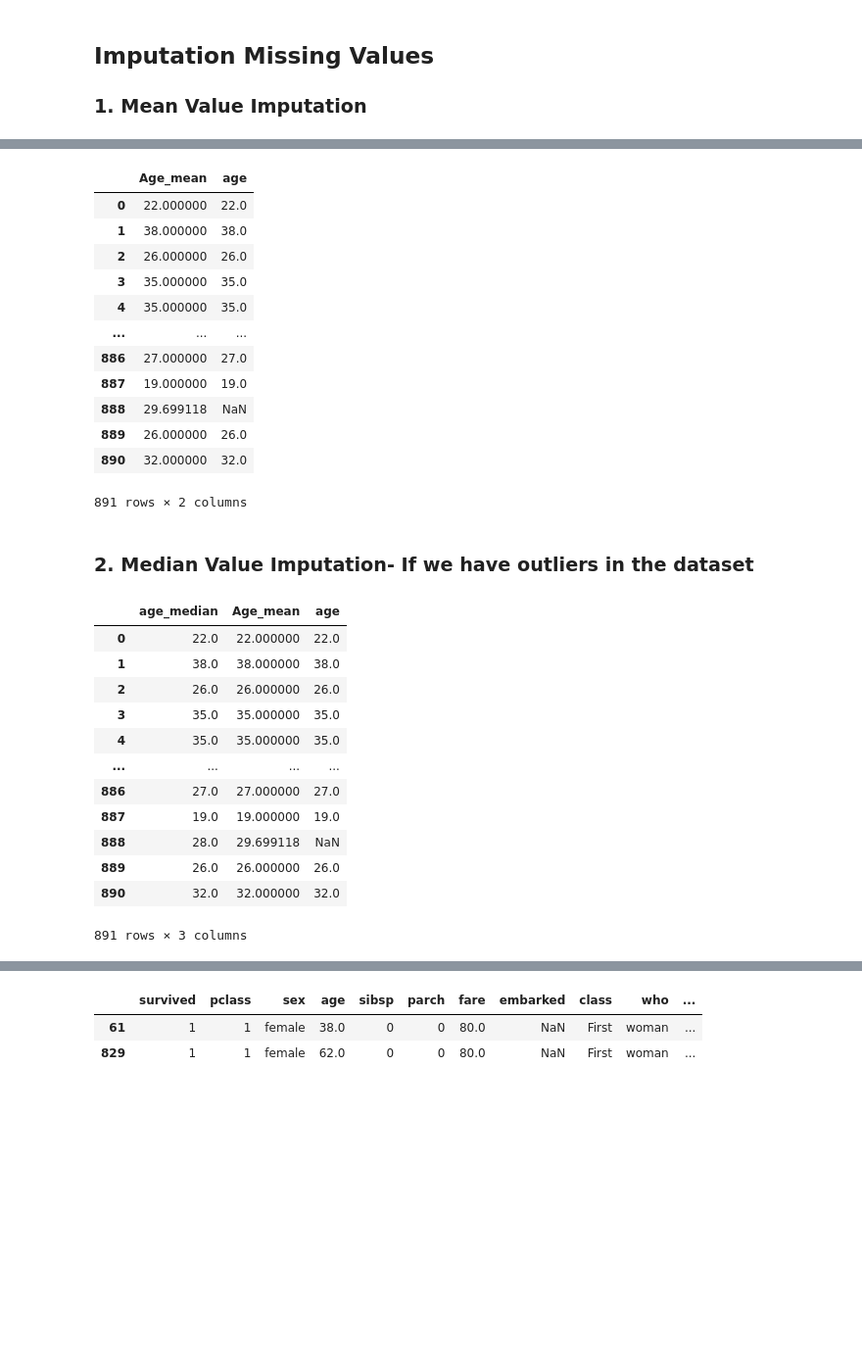
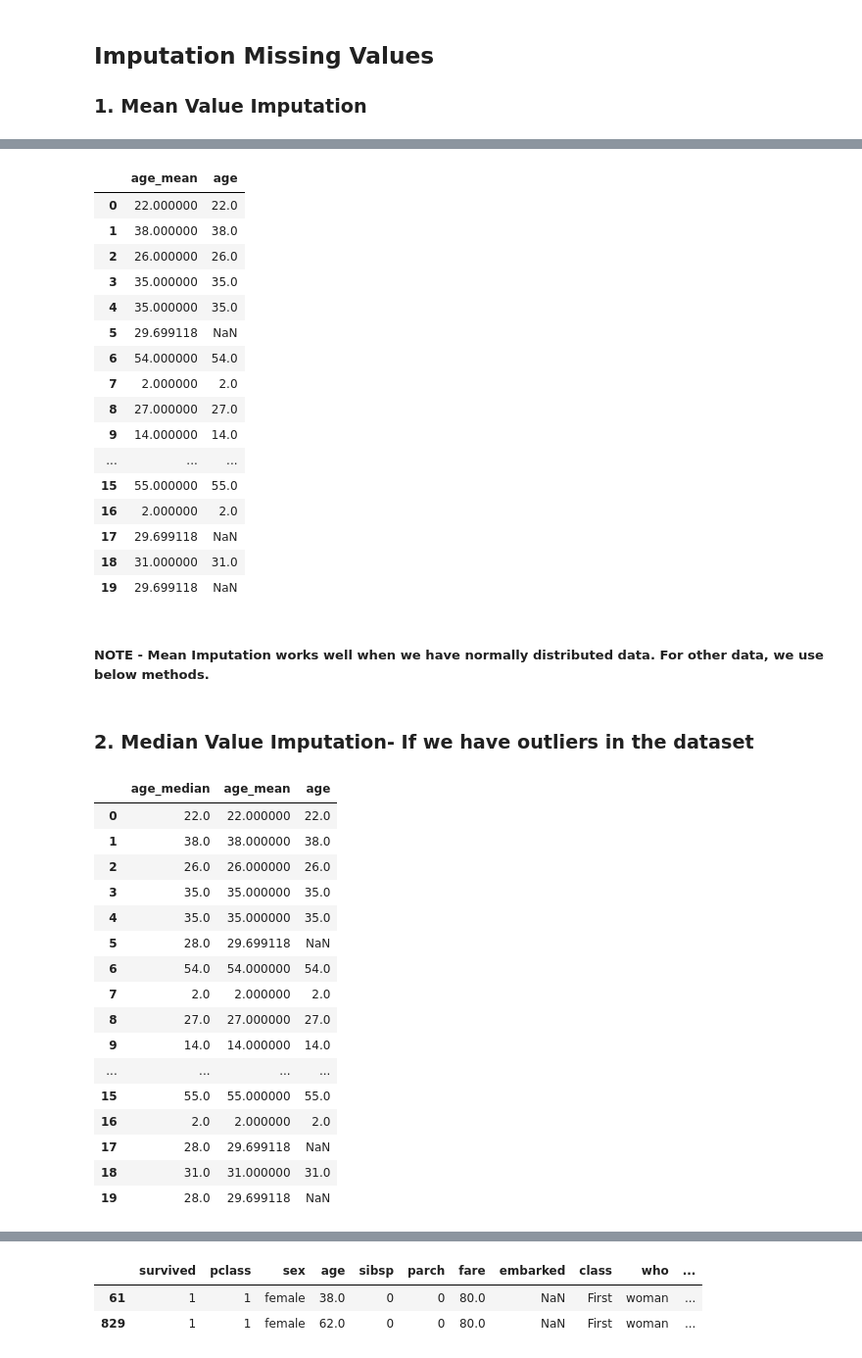
Before and after one commit to Akhilesh2306/awesome-machine-learning, a Jupyter notebook: 01-feature_engineering/handling_missing_values.ipynb, the cells around one changed output, grey strips where cells are left out. Shown at 98% size. Cells and saved outputs as stored; diff of their text form; code cells hidden in the pictures; blank space fills up the shorter version.

```diff
--- a/01-feature_engineering/handling_missing_values.ipynb
+++ b/01-feature_engineering/handling_missing_values.ipynb
@@ -96,19 +96,23 @@ sns.histplot(df['age'],kde=True)
 [figure]
 # %%
-df['Age_mean']=df['age'].fillna(df['age'].mean())
+df['age_mean']=df['age'].fillna(df['age'].mean())
 # %%
-df[['Age_mean','age']]
+df[['age_mean','age']].head(20)
 # %% [output]
-|  | Age_mean | age |
+|  | age_mean | age |
 | 0 | 22.000000 | 22.0 |
 | 1 | 38.000000 | 38.0 |
 | 2 | 26.000000 | 26.0 |
 | 3 | 35.000000 | 35.0 |
 | 4 | 35.000000 | 35.0 |
+| 5 | 29.699118 | NaN |
+| 6 | 54.000000 | 54.0 |
+| 7 | 2.000000 | 2.0 |
+| 8 | 27.000000 | 27.0 |
+| 9 | 14.000000 | 14.0 |
 | ... | ... | ... |
-| 886 | 27.000000 | 27.0 |
-| 887 | 19.000000 | 19.0 |
-| 888 | 29.699118 | NaN |
-| 889 | 26.000000 | 26.0 |
-| 890 | 32.000000 | 32.0 |
+| 15 | 55.000000 | 55.0 |
+| 16 | 2.000000 | 2.0 |
+| 17 | 29.699118 | NaN |
+| 18 | 31.000000 | 31.0 |
+| 19 | 29.699118 | NaN |
-891 rows × 2 columns
@@ -117,21 +119,27 @@ df[['Age_mean','age']]
+# %% [markdown]
+##### NOTE - Mean Imputation works well when we have normally distributed data. For other data, we use below methods.
 # %% [markdown]
 ### 2. Median Value Imputation- If we have outliers in the dataset
 # %%
 df['age_median']=df['age'].fillna(df['age'].median())
 # %%
-df[['age_median','Age_mean','age']]
+df[['age_median','age_mean','age']].head(20)
 # %% [output]
-|  | age_median | Age_mean | age |
+|  | age_median | age_mean | age |
 | 0 | 22.0 | 22.000000 | 22.0 |
 | 1 | 38.0 | 38.000000 | 38.0 |
 | 2 | 26.0 | 26.000000 | 26.0 |
 | 3 | 35.0 | 35.000000 | 35.0 |
 | 4 | 35.0 | 35.000000 | 35.0 |
+| 5 | 28.0 | 29.699118 | NaN |
+| 6 | 54.0 | 54.000000 | 54.0 |
+| 7 | 2.0 | 2.000000 | 2.0 |
+| 8 | 27.0 | 27.000000 | 27.0 |
+| 9 | 14.0 | 14.000000 | 14.0 |
 | ... | ... | ... | ... |
-| 886 | 27.0 | 27.000000 | 27.0 |
-| 887 | 19.0 | 19.000000 | 19.0 |
-| 888 | 28.0 | 29.699118 | NaN |
-| 889 | 26.0 | 26.000000 | 26.0 |
-| 890 | 32.0 | 32.000000 | 32.0 |
+| 15 | 55.0 | 55.000000 | 55.0 |
+| 16 | 2.0 | 2.000000 | 2.0 |
+| 17 | 28.0 | 29.699118 | NaN |
+| 18 | 31.0 | 31.000000 | 31.0 |
+| 19 | 28.0 | 29.699118 | NaN |
-891 rows × 3 columns
 # %% [markdown]
```
Also changed, not shown: parts of 6 cells of this notebook.
